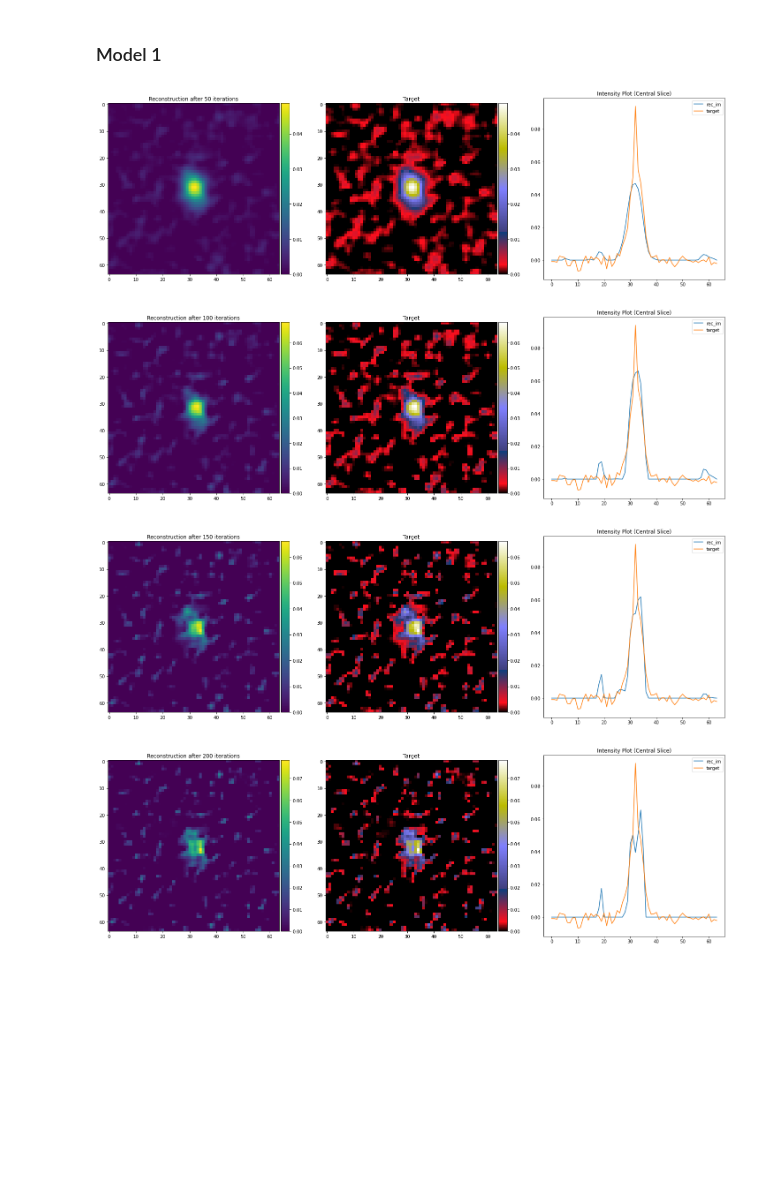
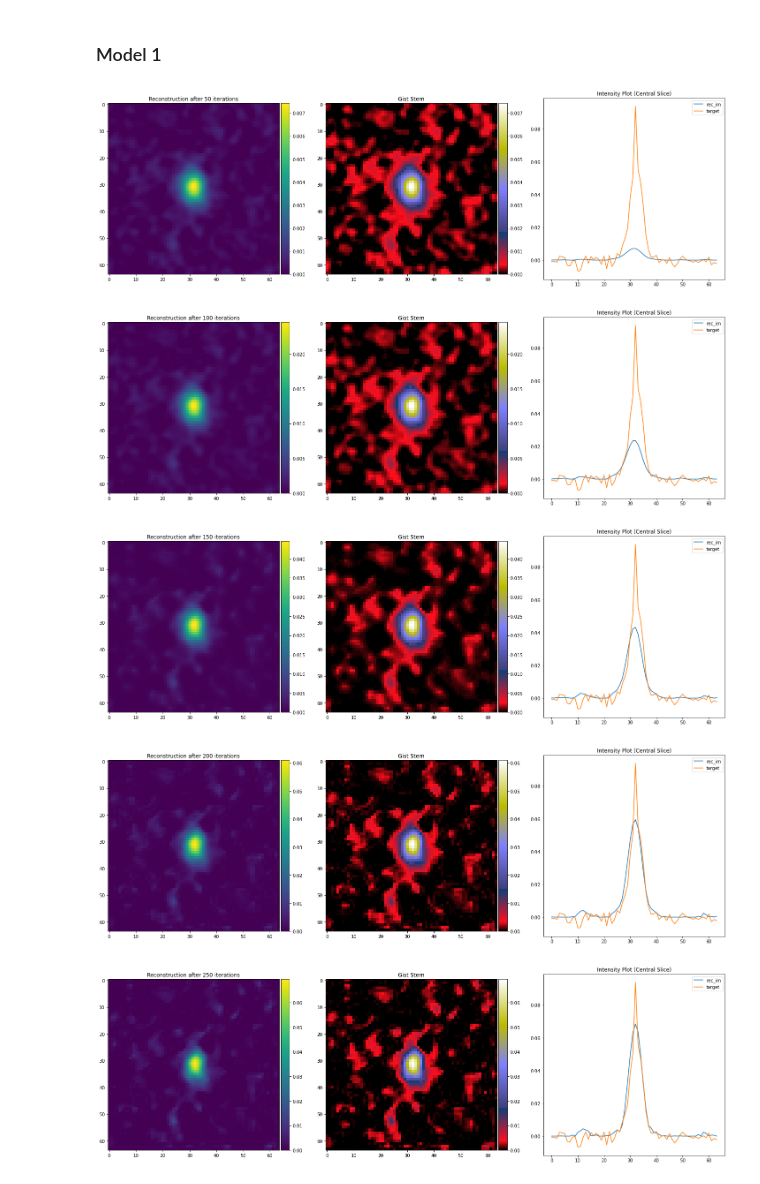
Before and after one commit to utsav-akhaury/PnP-ADMM, a Jupyter notebook: ADMM_real_UNet.ipynb, the cells around one changed output. Drawn from its saved outputs; the diff is of its cells as text; code cells hidden in the pictures; blank space fills up the shorter version.

Commit message:
ADMM + U-Net (real data)

```diff
--- a/ADMM_real_UNet.ipynb
+++ b/ADMM_real_UNet.ipynb
@@ -406,62 +406,33 @@ def runADMM(y, x_0, psf, grad, z_0, mu_0, rho_0, rho_max, eta, gamma, disp_step,
         # Display plots
 
         if (k+1)%disp_step==0 and k!=0:
-
-            #plot_utils.plot_iter(final_im, gal_target, y, k+1)
-
-            fig = plt.subplots(1,3, figsize=(25,25))
-
-            plt.subplot(131)
-            plt.title('Reconstruction after {} iterations'.format(k+1))
-            ax1 = plt.gca()
-            rec = tf.keras.backend.get_value(final_im)
-            im1 = ax1.imshow(rec)
-            divider = make_axes_locatable(ax1)
-            cax1 = divider.append_axes("right", size="5%", pad=0.05)
-            plt.colorbar(im1, cax=cax1)
-
-            plt.subplot(132)
-            plt.title('Target')
-            ax2 = plt.gca()
-            im2 = ax2.imshow(rec, cmap='gist_stern')
-            divider = make_axes_locatable(ax2)
-            cax2 = divider.append_axes("right", size="5%", pad=0.05)
-            plt.colorbar(im2, cax=cax2)
-
-            plt.subplot(133)
-            plt.title('Intensity Plot (Central Slice)')
-            ax3 = plt.gca()
-            ax3.plot(tf.keras.backend.get_value(final_im)[y.get_shape().as_list()[0]//2,:], label='rec_im')
-            ax3.plot(gal_target[y.get_shape().as_list()[0]//2,:], label='target')
-            plt.legend()
-            ax3.set_aspect(1.0/ax3.get_data_ratio())
-
-            plt.show(fig)
+            plot_utils.plot_iter_gs(final_im, gal_target, y, k+1)
 
 
     return x_opt, cost, nmse_arr
 # %% [markdown]
 ### Model 1
 # %%
-n_iter = 200
+n_iter = 400
 disp_step = 50
 
 
 # ADMM parameters (initial)
 x_0 = np.zeros(gal_input.shape)
 z_0 = np.zeros(gal_input.shape)
 mu_0 = 0.0
-rho_0 = 50.0                         # Augmented lagrangian hyperparameter
-rho_max = 200.0                      # max rho value
+rho_0 = 500.0                        # Augmented lagrangian hyperparameter
+rho_max = 2000.0                     # max rho value
 eta = 0.5                            # should be between - [0, 1)
 gamma = 1.4                          # multiplicative rho factor -- Should be > 1
 
 
 # Deconvolve the image
 x_opt, cost, nmse_arr = runADMM(gal_input_tf, x_0, psf_tf, grad, z_0, mu_0, rho_0,
                                 rho_max, eta, gamma, disp_step, n_iter, model_1)
 # %% [output]
-[figure, old version]
+[figure, new version]
-[figure, old version]
+[figure, new version]
-[figure, old version]
+[figure, new version]
-[figure, old version]
+[figure, new version]
+[figure, added]
```
Also changed, not shown: parts of 5 cells of this notebook.
